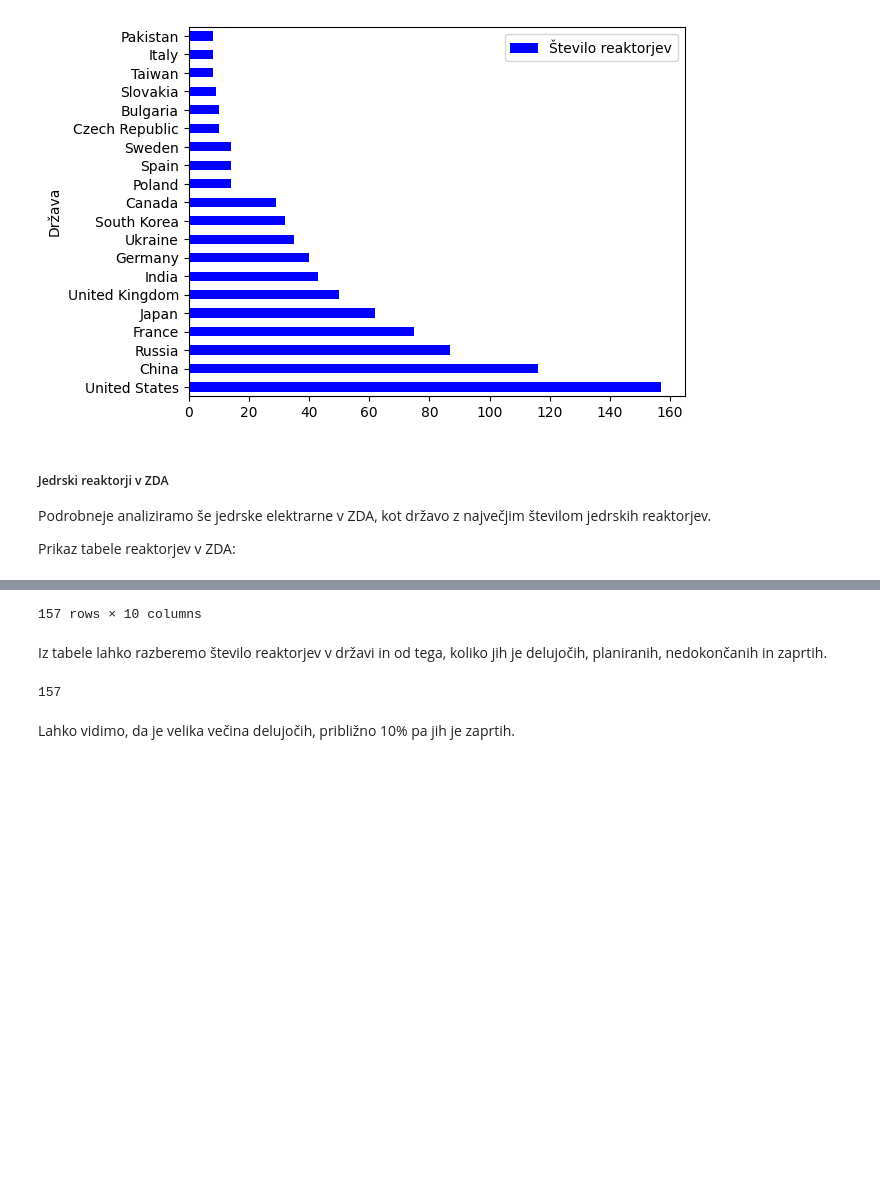
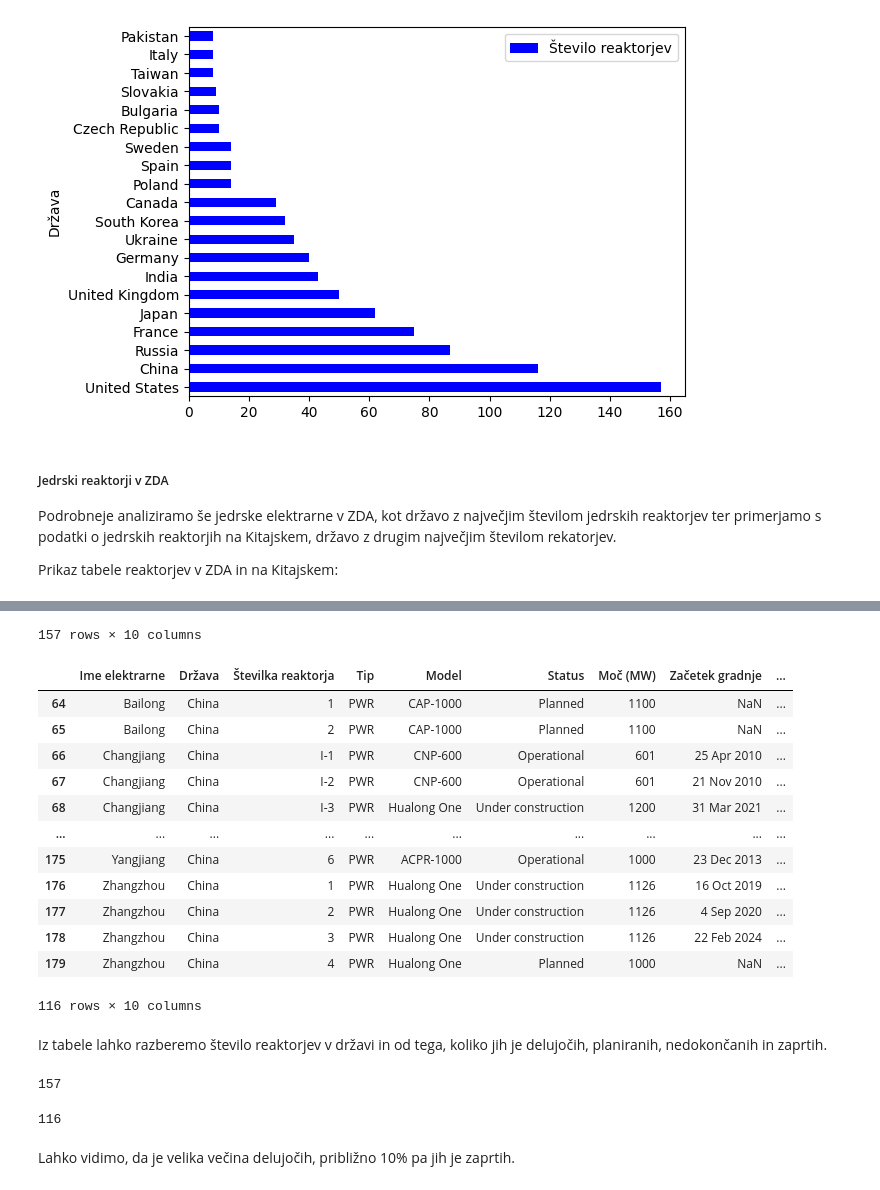
Before and after one commit to aljagombac/analiza-jedrskih-reaktorjev-in-nesrec, a Jupyter notebook: analiza/reaktoji_nesrece.ipynb, the cells around one changed output, grey strips where cells are left out. Drawn from its saved outputs; the diff is of its cells as text; code cells hidden in the pictures; blank space fills up the shorter version.

```diff
--- a/analiza/reaktoji_nesrece.ipynb
+++ b/analiza/reaktoji_nesrece.ipynb
@@ -265,26 +265,45 @@ plt.show()
 # %% [markdown]
 ##### Jedrski reaktorji v ZDA
 
-Podrobneje analiziramo še jedrske elektrarne v ZDA, kot državo z največjim številom jedrskih reaktorjev.
+Podrobneje analiziramo še jedrske elektrarne v ZDA, kot državo z največjim številom jedrskih reaktorjev ter primerjamo s podatki o jedrskih reaktorjih na Kitajskem, državo z drugim največjim številom rekatorjev.
 
-Prikaz tabele reaktorjev v ZDA:
+Prikaz tabele reaktorjev v ZDA in na Kitajskem:
 # %%
 indeksi = reaktorji.index[reaktorji["Država"] == "United States"].tolist()
 reaktorji_v_zda = reaktorji.loc[indeksi]
 
 # jedrske elektrarne v ZDA
-reaktorji_v_zda
+display(reaktorji_v_zda)
+
+indeksi_c = reaktorji.index[reaktorji["Država"] == "China"].tolist()
+reaktorji_na_kitajskem = reaktorji.loc[indeksi_c]
+
+# jedrske elektrarne na Kitajskem
+display(reaktorji_na_kitajskem)
 # %% [output]
 |  | Ime elektrarne | Država | Številka reaktorja | Tip | Model | Status | Moč (MW) | Začetek gradnje | ... |
 | 753 | Arkansas Nuclear One | United States | 1 | PWR | B & W (DRY-Cont) | Operational | 836 | 1 Oct 1968 | ... |
 | 754 | Arkansas Nuclear One | United States | 2 | PWR | CE (DRY) | Operational | 988 | 6 Dec 1968 | ... |
 | 755 | Beaver Valley | United States | 1 | PWR | WH 3-loop (DRY) | Operational | 908 | 26 Jun 1970 | ... |
 | 756 | Beaver Valley | United States | 2 | PWR | WH 3-loop (DRY) | Operational | 905 | 3 May 1974 | ... |
 | 757 | Big Rock Point | United States | 1 | BWR | BWR-1 | Dismantled | 67 | 1 May 1960 | ... |
 | ... | ... | ... | ... | ... | ... | ... | ... | ... | ... |
 | 905 | Watts Bar | United States | 2 | PWR | WH 4-Loop (ICECOND) | Operational | 1164 | 1 Sep 1973 | ... |
 | 906 | Wolf Creek | United States | 1 | PWR | WH 4-Loop (DRY) | Operational | 1200 | 31 May 1977 | ... |
 | 907 | Yankee Rowe | United States | 1 | PWR | WH (DRY) | Dismantled | 167 | 1 Nov 1957 | ... |
 | 908 | Zion | United States | 1 | PWR | WH (DRY) | Dismantled | 1040 | 1 Dec 1968 | ... |
 | 909 | Zion | United States | 2 | PWR | WH (DRY) | Dismantled | 1040 | 1 Dec 1968 | ... |
 157 rows × 10 columns
+|  | Ime elektrarne | Država | Številka reaktorja | Tip | Model | Status | Moč (MW) | Začetek gradnje | ... |
+| 64 | Bailong | China | 1 | PWR | CAP-1000 | Planned | 1100 | NaN | ... |
+| 65 | Bailong | China | 2 | PWR | CAP-1000 | Planned | 1100 | NaN | ... |
+| 66 | Changjiang | China | I-1 | PWR | CNP-600 | Operational | 601 | 25 Apr 2010 | ... |
+| 67 | Changjiang | China | I-2 | PWR | CNP-600 | Operational | 601 | 21 Nov 2010 | ... |
+| 68 | Changjiang | China | I-3 | PWR | Hualong One | Under construction | 1200 | 31 Mar 2021 | ... |
+| ... | ... | ... | ... | ... | ... | ... | ... | ... | ... |
+| 175 | Yangjiang | China | 6 | PWR | ACPR-1000 | Operational | 1000 | 23 Dec 2013 | ... |
+| 176 | Zhangzhou | China | 1 | PWR | Hualong One | Under construction | 1126 | 16 Oct 2019 | ... |
+| 177 | Zhangzhou | China | 2 | PWR | Hualong One | Under construction | 1126 | 4 Sep 2020 | ... |
+| 178 | Zhangzhou | China | 3 | PWR | Hualong One | Under construction | 1126 | 22 Feb 2024 | ... |
+| 179 | Zhangzhou | China | 4 | PWR | Hualong One | Planned | 1000 | NaN | ... |
+116 rows × 10 columns
@@ -303,9 +311,13 @@ gdf.rename(columns={"ADMIN":"Country"}, inplace=True)
 Iz tabele lahko razberemo število reaktorjev v državi in od tega, koliko jih je delujočih, planiranih, nedokončanih in zaprtih.
 # %%
 # število jedrskih reaktorjev v ZDA
-len(reaktorji_v_zda)
+display(len(reaktorji_v_zda))
+
+# število jedrskih reaktorjev na Kitajskem
+display(len(reaktorji_na_kitajskem))
 # %% [output]
 157
+116
 # %% [markdown]
 Lahko vidimo, da je velika večina delujočih, približno 10% pa jih je zaprtih.
 # %%
```
Also changed, not shown: parts of 38 cells of this notebook, 1 other file.
